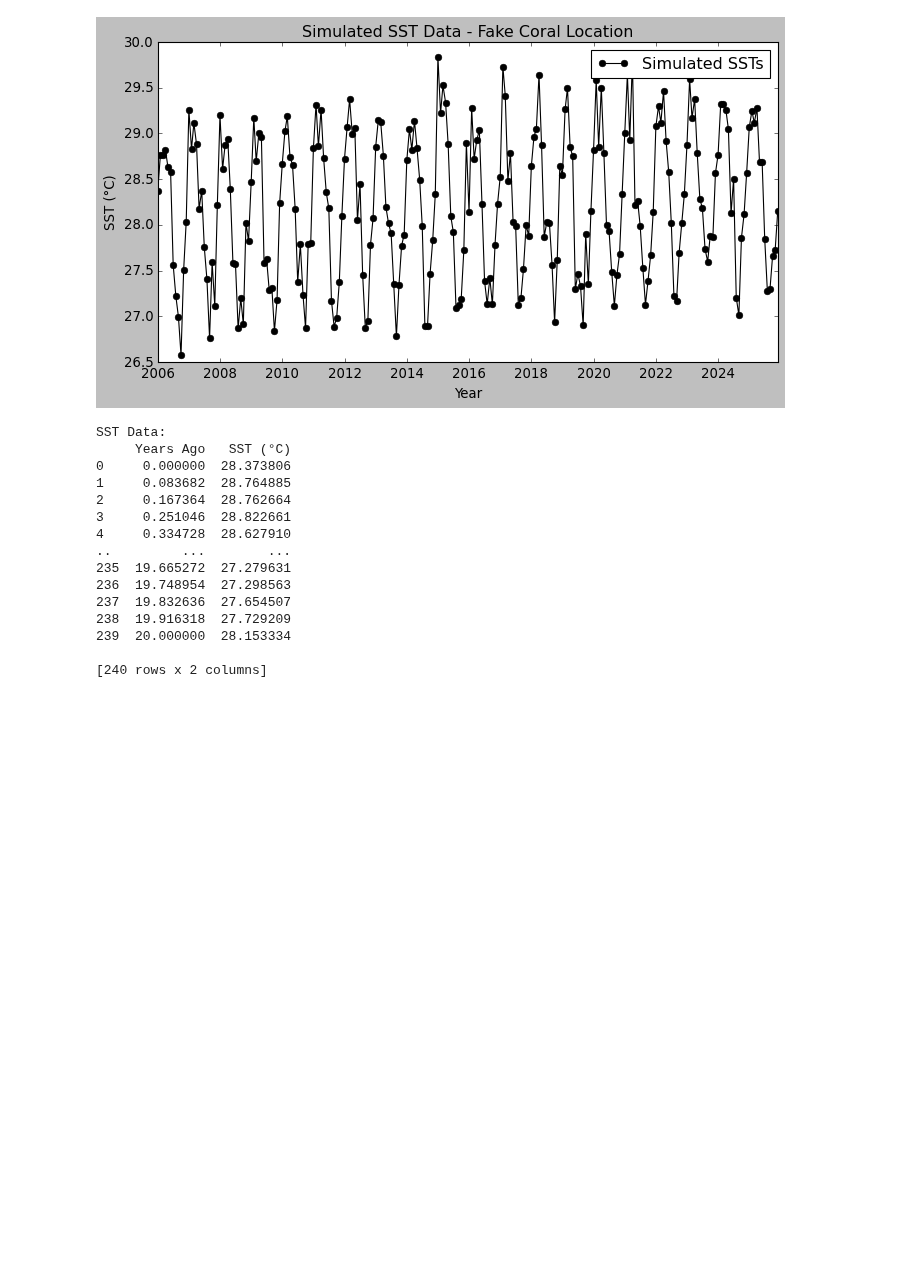
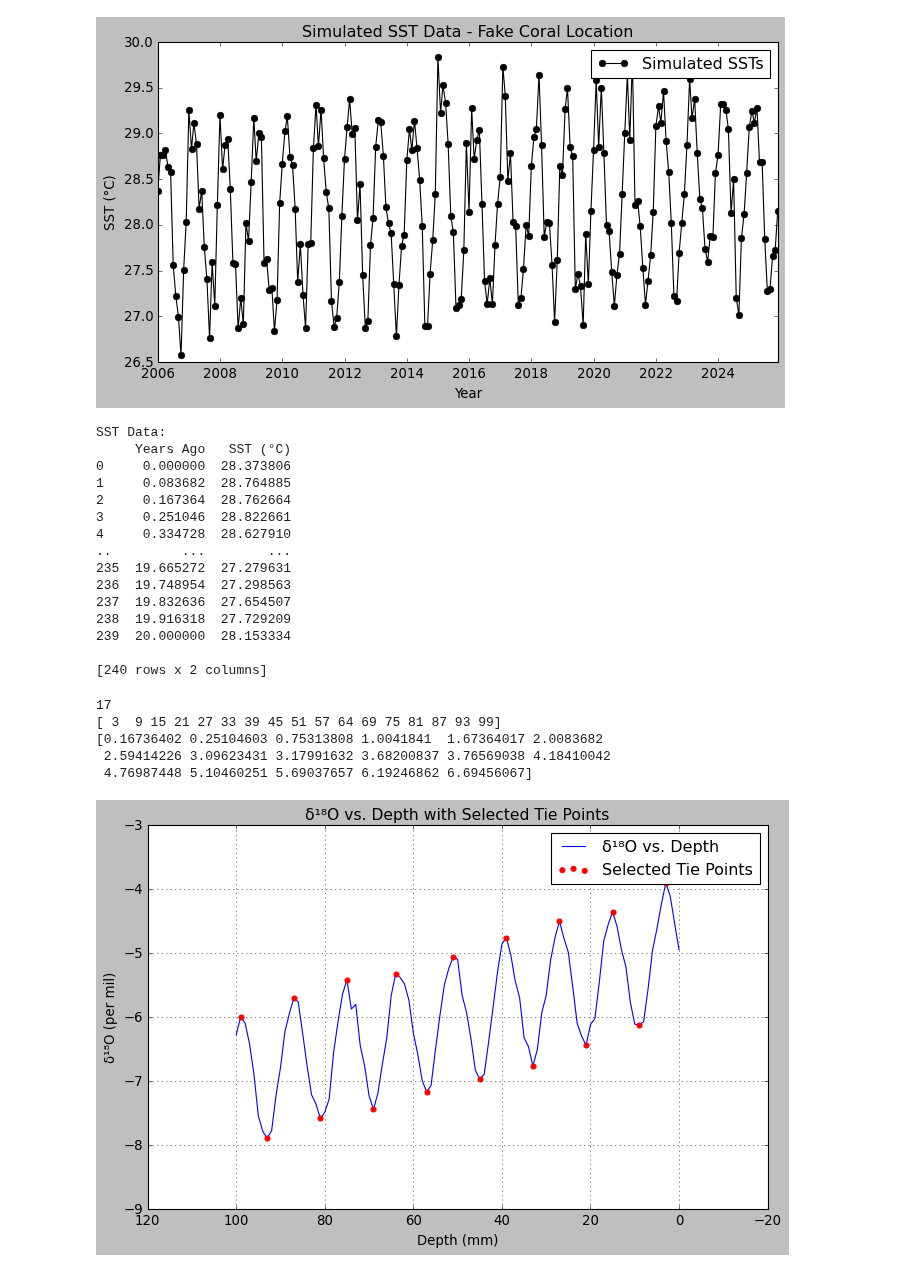
Before and after one commit to kaylatozier/coral_ager, a Jupyter notebook: coral_data/agertest.ipynb, the cells around one changed output. Saved outputs shown, nothing was run; the diff lists cells and outputs as text; code cells hidden in the pictures; blank space fills up the shorter version.

```diff
--- a/coral_data/agertest.ipynb
+++ b/coral_data/agertest.ipynb
@@ -64,6 +72,14 @@ d18o_troughs, _ = find_peaks(-df_d18o["normalized"], distance=6)
+# %%
+# concatenate two arrays
+total_sst_peaks = np.concatenate((sst_summer_peaks, sst_winter_troughs))
+total_d18o_peaks = np.concatenate((d18o_summer_troughs, d18o_winter_peaks))
+# %%
+# sort arrays
+total_sst_peaks.sort()
+total_d18o_peaks.sort()
 # %%
 # extract peaks from datasets
-sst_summers = df_sst.iloc[sst_peaks] # .iloc returns only the rows at the trough locations
-d18o_summers = df_d18o.iloc[d18o_troughs] # .iloc returns only the rows at the trough locations
+sst_anchors = df_sst.iloc[total_sst_peaks] # .iloc returns only the rows at the trough locations
+d18o_anchors = df_d18o.iloc[total_d18o_peaks] # .iloc returns only the rows at the trough locations
 # %%
 # creating new dataset with the age points
@@ -72,0 +89,36 @@ anchor_ages = sst_summers["Years Ago"].values[:num_tiepoints] # new array of age
+# %%
+print(num_tiepoints)
+
+print(anchor_depths)
+
+print(anchor_ages)
+# %% [output]
+17
+[ 3  9 15 21 27 33 39 45 51 57 64 69 75 81 87 93 99]
+[0.16736402 0.25104603 0.75313808 1.0041841  1.67364017 2.0083682
+ 2.59414226 3.09623431 3.17991632 3.68200837 3.76569038 4.18410042
+ 4.76987448 5.10460251 5.69037657 6.19246862 6.69456067]
+# %%
+# Plot δ¹⁸O vs. Depth with Selected Tie Points
+plt.figure(figsize=(10, 6))
+
+# Plot δ¹⁸O vs Depth
+plt.plot(df_d18o["Depth (mm)"], df_d18o["d18o (per mil)"], label="δ¹⁸O vs. Depth", color='b')
+
+# Plot the selected tie points
+plt.scatter(d18o_anchors["Depth (mm)"], d18o_anchors["d18o (per mil)"], color='r', label='Selected Tie Points', zorder=5)
+
+# Adding labels and title
+plt.xlabel('Depth (mm)', fontsize=12)
+plt.ylabel('δ¹⁸O (per mil)', fontsize=12)
+plt.title('δ¹⁸O vs. Depth with Selected Tie Points', fontsize=14)
+# invert axes
+plt.gca().invert_xaxis()
+# Display grid and legend
+plt.grid(True)
+plt.legend()
+
+# Show plot
+plt.show()
+# %% [output]
+[figure, added]
```
Also changed, not shown: parts of 7 cells of this notebook.
